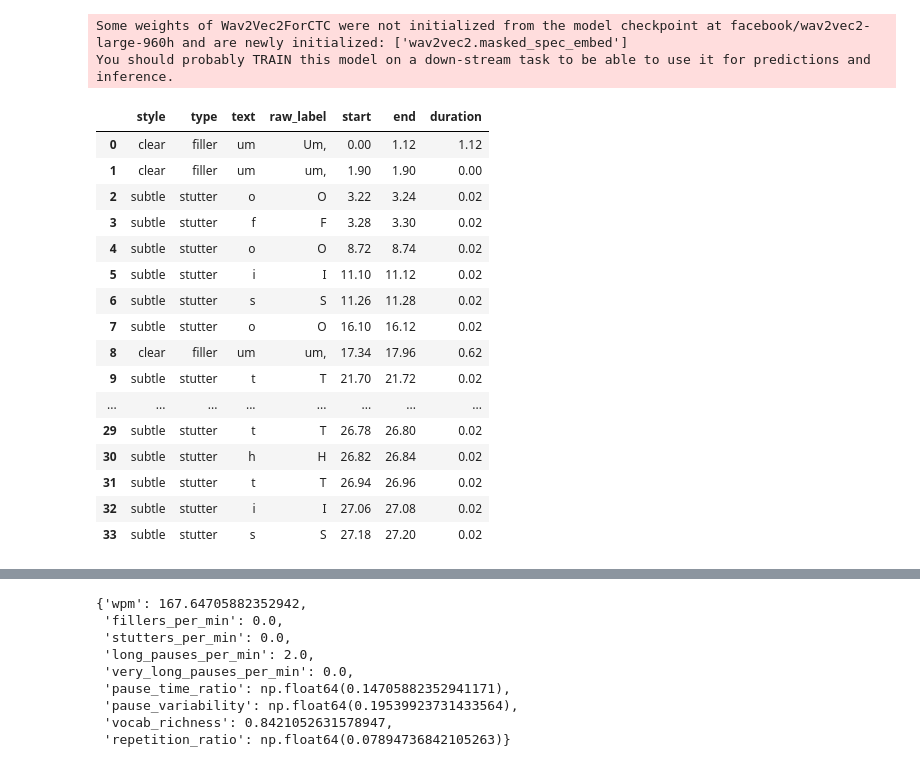
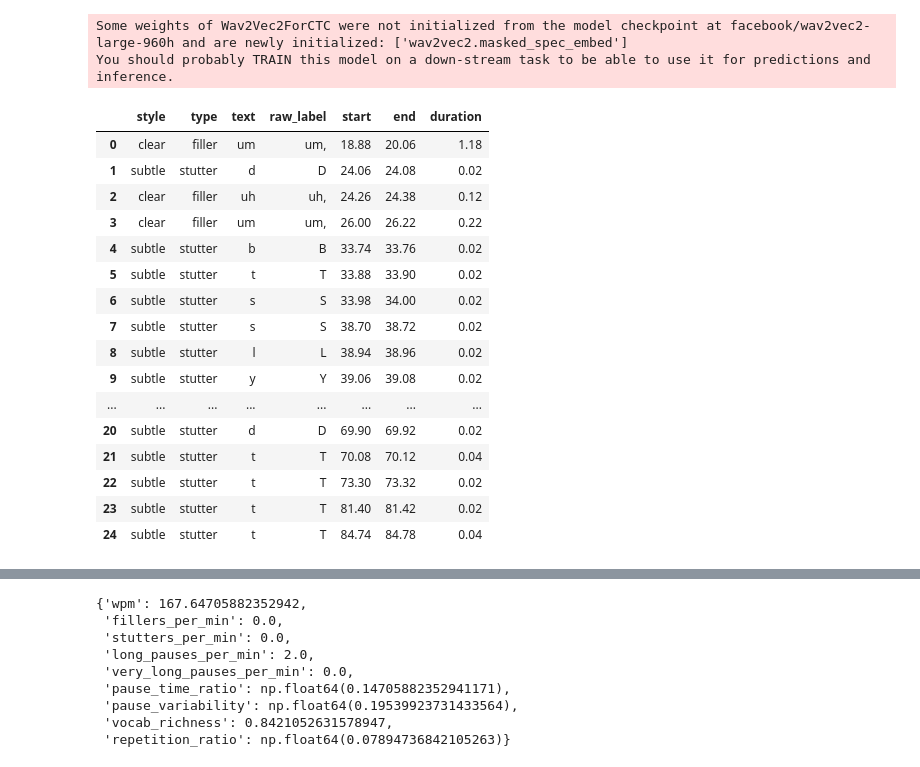
Before and after one commit to rakibj/speech-analysis, a Jupyter notebook: main.ipynb, the cells around one changed output, grey strips where cells are left out. Saved outputs shown, nothing was run; the diff lists cells and outputs as text; code cells hidden in the pictures.

```diff
--- a/main.ipynb
+++ b/main.ipynb
@@ -7,7 +7,7 @@ pd.set_option("display.max_colwidth", None)
 pd.set_option("display.width", 0)
 load_dotenv()
 # %%
-audio_file_path = "sample4.flac"
+audio_file_path = "sample5.flac"
 speech_context = "conversational"
 model = whisper.load_model("base", device="cpu")
 
@@ -251,6 +251,8 @@ FILLER_MAP = {
     "MM": "um",
     "NN": "um",
 }
+STUTTER_CONSONANTS = set("BCDFGHJKLPQRSTVWXYZ")
+
 
 # check overlap of wav2vec events with real words from alignment
 def overlaps_any_word_relaxed(start, end, words, tol=0.05):
@@ -329,9 +331,9 @@ def classify_non_word_event(row):
     # ---- STUTTERS ----
     # Is this sound a alphabetic characer or phrase but not a known filler, AND is it short enough?
     if (
-        label.isalpha()
-        and norm not in FILLER_MAP
-        and duration < 0.15
+    label.upper() in STUTTER_CONSONANTS
+    and norm not in FILLER_MAP
+    and duration < 0.15
     ):
         return {
             "type": "stutter",
@@ -456,70 +458,70 @@ FINAL_FILLER_COLUMNS = [
     "duration",
 ]
 
-# Add all wav2vec fillers first (ground truth)
-for _, row in df_filler_events.iterrows():
+# 1️⃣ Add Whisper fillers FIRST (explicit, lexical)
+for _, wf in df_whisper_fillers.iterrows():
     final_fillers.append({
-        "style": "subtle",
-        "type": row["type"],
-        "text": row["text"],
-        "raw_label": row.get("raw_label", None),
-        "start": row["start"],
-        "end": row["end"],
-        "duration": row["duration"],
+        "style": "clear",
+        "type": "filler",
+        "text": wf["text"],
+        "raw_label": wf["raw_text"],
+        "start": wf["start"],
+        "end": wf["end"],
+        "duration": wf["duration"],
     })
 
-# Add whisper fillers if they don't overlap with existing ones
-for _, wf in df_whisper_fillers.iterrows():
+# 2️⃣ Add wav2vec fillers/stutters ONLY if they don't overlap Whisper
+for _, row in df_filler_events.iterrows():
     is_duplicate = False
 
     for af in final_fillers:
         if overlaps_time(
-            wf["start"], wf["end"],
+            row["start"], row["end"],
             af["start"], af["end"]
         ):
             is_duplicate = True
             break
 
     if not is_duplicate:
         final_fillers.append({
-            "style": "clear",
-            "type": "filler",
-            "text": wf["text"],
-            "raw_label": wf["raw_text"],
-            "start": wf["start"],
-            "end": wf["end"],
-            "duration": wf["duration"],
+            "style": "subtle",
+            "type": row["type"],     # filler OR stutter
+            "text": row["text"],
+            "raw_label": row.get("raw_label", None),
+            "start": row["start"],
+            "end": row["end"],
+            "duration": row["duration"],
         })
 
 df_final_fillers = pd.DataFrame(
     final_fillers,
     columns=FINAL_FILLER_COLUMNS
 )
 
 if not df_final_fillers.empty:
     df_final_fillers = (
         df_final_fillers
         .sort_values("start")
         .reset_index(drop=True)
     )
 
 df_final_fillers
-# df_whisper_fillers
+#df_whisper_fillers
 # %% [output]
 |  | style | type | text | raw_label | start | end | duration |
-| 0 | clear | filler | um | Um, | 0.00 | 1.12 | 1.12 |
-| 1 | clear | filler | um | um, | 1.90 | 1.90 | 0.00 |
-| 2 | subtle | stutter | o | O | 3.22 | 3.24 | 0.02 |
-| 3 | subtle | stutter | f | F | 3.28 | 3.30 | 0.02 |
-| 4 | subtle | stutter | o | O | 8.72 | 8.74 | 0.02 |
-| 5 | subtle | stutter | i | I | 11.10 | 11.12 | 0.02 |
-| 6 | subtle | stutter | s | S | 11.26 | 11.28 | 0.02 |
-| 7 | subtle | stutter | o | O | 16.10 | 16.12 | 0.02 |
-| 8 | clear | filler | um | um, | 17.34 | 17.96 | 0.62 |
-| 9 | subtle | stutter | t | T | 21.70 | 21.72 | 0.02 |
+| 0 | clear | filler | um | um, | 18.88 | 20.06 | 1.18 |
+| 1 | subtle | stutter | d | D | 24.06 | 24.08 | 0.02 |
+| 2 | clear | filler | uh | uh, | 24.26 | 24.38 | 0.12 |
+| 3 | clear | filler | um | um, | 26.00 | 26.22 | 0.22 |
+| 4 | subtle | stutter | b | B | 33.74 | 33.76 | 0.02 |
+| 5 | subtle | stutter | t | T | 33.88 | 33.90 | 0.02 |
+| 6 | subtle | stutter | s | S | 33.98 | 34.00 | 0.02 |
+| 7 | subtle | stutter | s | S | 38.70 | 38.72 | 0.02 |
+| 8 | subtle | stutter | l | L | 38.94 | 38.96 | 0.02 |
+| 9 | subtle | stutter | y | Y | 39.06 | 39.08 | 0.02 |
 | ... | ... | ... | ... | ... | ... | ... | ... |
-| 29 | subtle | stutter | t | T | 26.78 | 26.80 | 0.02 |
-| 30 | subtle | stutter | h | H | 26.82 | 26.84 | 0.02 |
-| 31 | subtle | stutter | t | T | 26.94 | 26.96 | 0.02 |
-| 32 | subtle | stutter | i | I | 27.06 | 27.08 | 0.02 |
-| 33 | subtle | stutter | s | S | 27.18 | 27.20 | 0.02 |
+| 20 | subtle | stutter | d | D | 69.90 | 69.92 | 0.02 |
+| 21 | subtle | stutter | t | T | 70.08 | 70.12 | 0.04 |
+| 22 | subtle | stutter | t | T | 73.30 | 73.32 | 0.02 |
+| 23 | subtle | stutter | t | T | 81.40 | 81.42 | 0.02 |
+| 24 | subtle | stutter | t | T | 84.74 | 84.78 | 0.04 |
```
Also changed, not shown: parts of 2 cells of this notebook.
